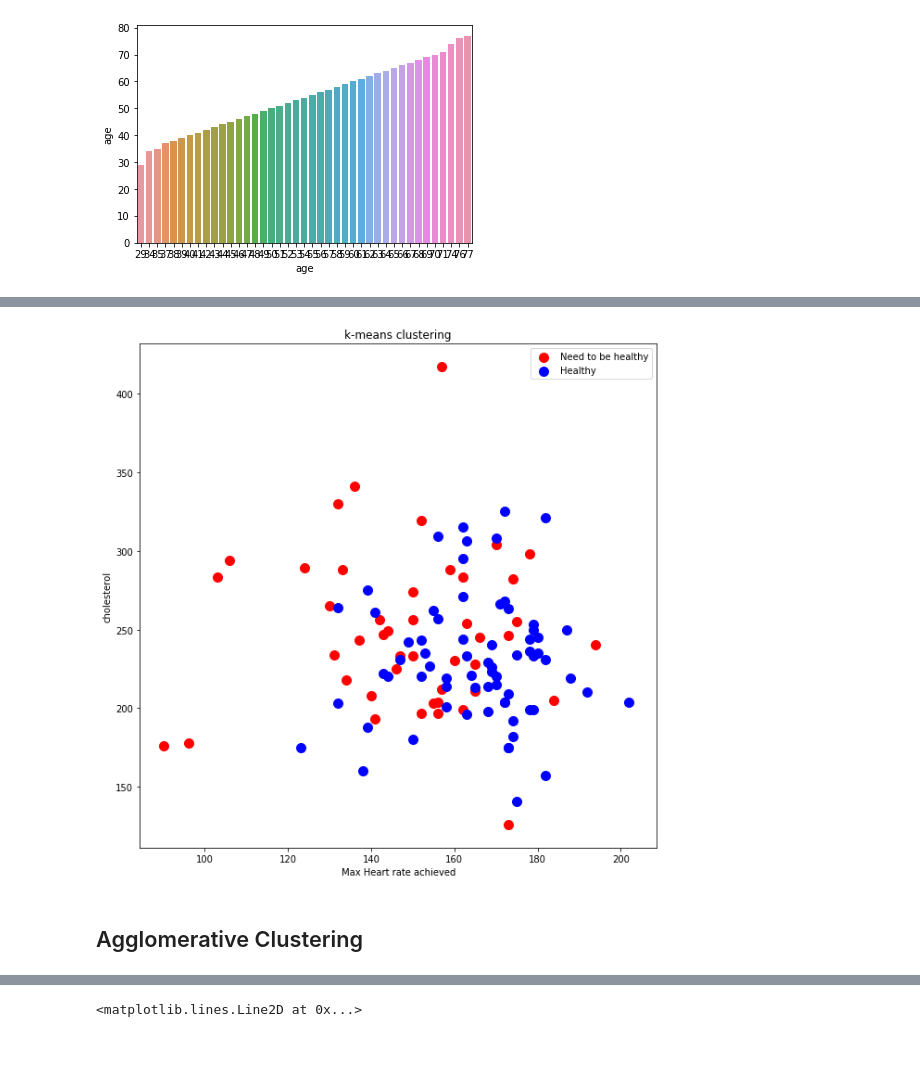
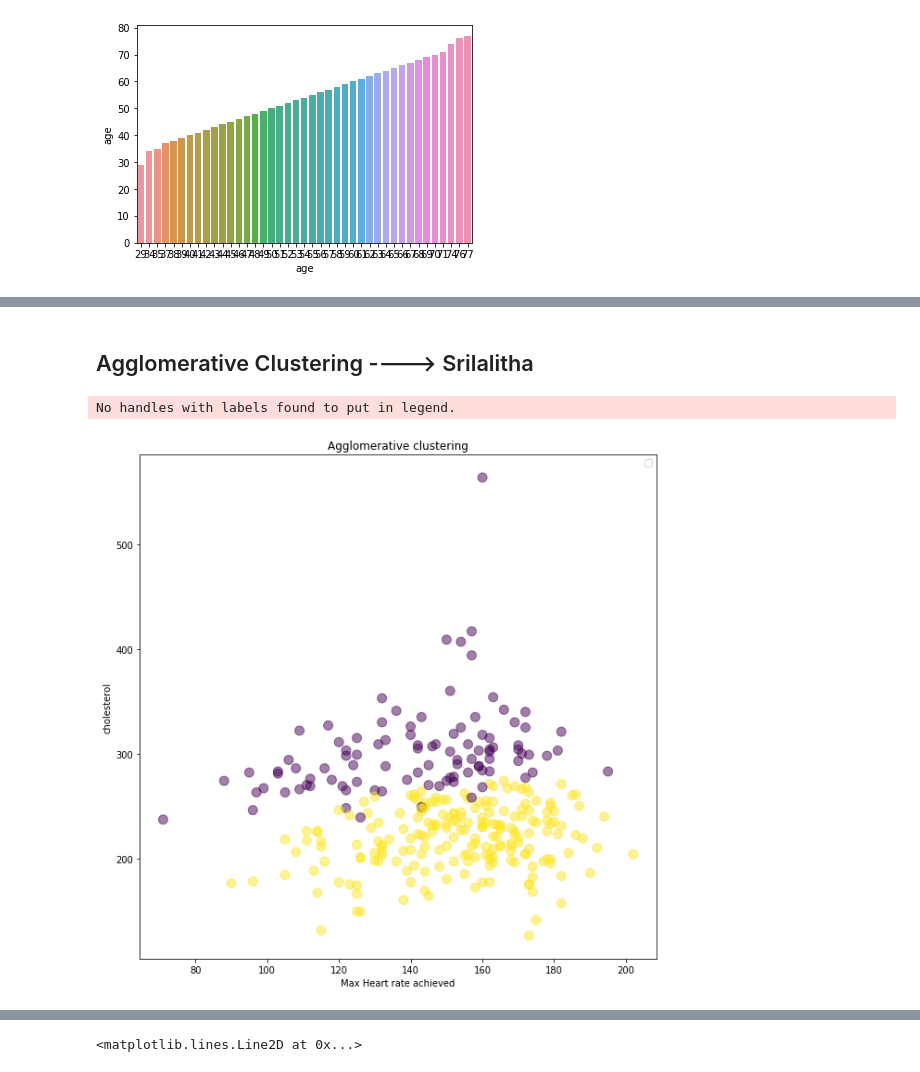
Before and after one commit to mal258/machinelearning258, a Jupyter notebook: Kmeans_Clustering.ipynb, the cells around one changed output, grey strips where cells are left out. Drawn from its saved outputs; the diff is of its cells as text; code cells hidden in the pictures.

```diff
--- a/Kmeans_Clustering.ipynb
+++ b/Kmeans_Clustering.ipynb
@@ -109,13 +140,21 @@ labels = gmm.predict(X_scaled)
+# %% [markdown]
+## Agglomerative Clustering ----> Srilalitha
+# %%
+#cluster = AgglomerativeClustering(n_clusters=2, affinity='euclidean', linkage='complete')
+cluster = AgglomerativeClustering(n_clusters=2, affinity='euclidean', linkage='ward' )
+y_agg=cluster.fit_predict(heart_data)
 # %%
 plt.figure(figsize=(10,10))
-plt.scatter(X_heart.iloc[labels == 0,7], X_heart.iloc[labels == 0,4], s= 100, color = 'red', label ='Need to be healthy')
-plt.scatter(X_heart.iloc[labels ==  1,7], X_heart.iloc[labels == 1,4], s= 100, color = 'blue', label ='Healthy')
-plt.title('Gausian Mixture Model')
+#plt.scatter(X_heart.iloc[y_agg == 0,7], X_heart.iloc[y_agg == 0,4], s= 100, color = 'red', label ='Need to be healthy')
+#plt.scatter(X_heart.iloc[y_agg ==  1,7], X_heart.iloc[y_agg == 1,4], s= 100, color = 'blue', label ='Healthy')
+#plt.scatter(X_heart.iloc[:,7], X_heart.iloc[:,4], s= 100, color = 'red', label ='Need to be healthy')
+#plt.scatter(X_heart.iloc[:,7], X_heart.iloc[:,4], s= 100, color = 'blue', label ='Healthy')
+plt.scatter(heart_data.values[:, 7], heart_data.values[:, 4], c=y_agg, s=100, alpha=0.5)
+plt.title('Agglomerative clustering')
 plt.xlabel('Max Heart rate achieved')
 plt.ylabel('cholesterol')
 plt.legend()
 plt.show()
 # %% [output]
+No handles with labels found to put in legend.
-[figure, old version]
+[figure, new version]
-# %% [markdown]
-## Agglomerative Clustering
```
Also changed, not shown: parts of 24 cells of this notebook.
